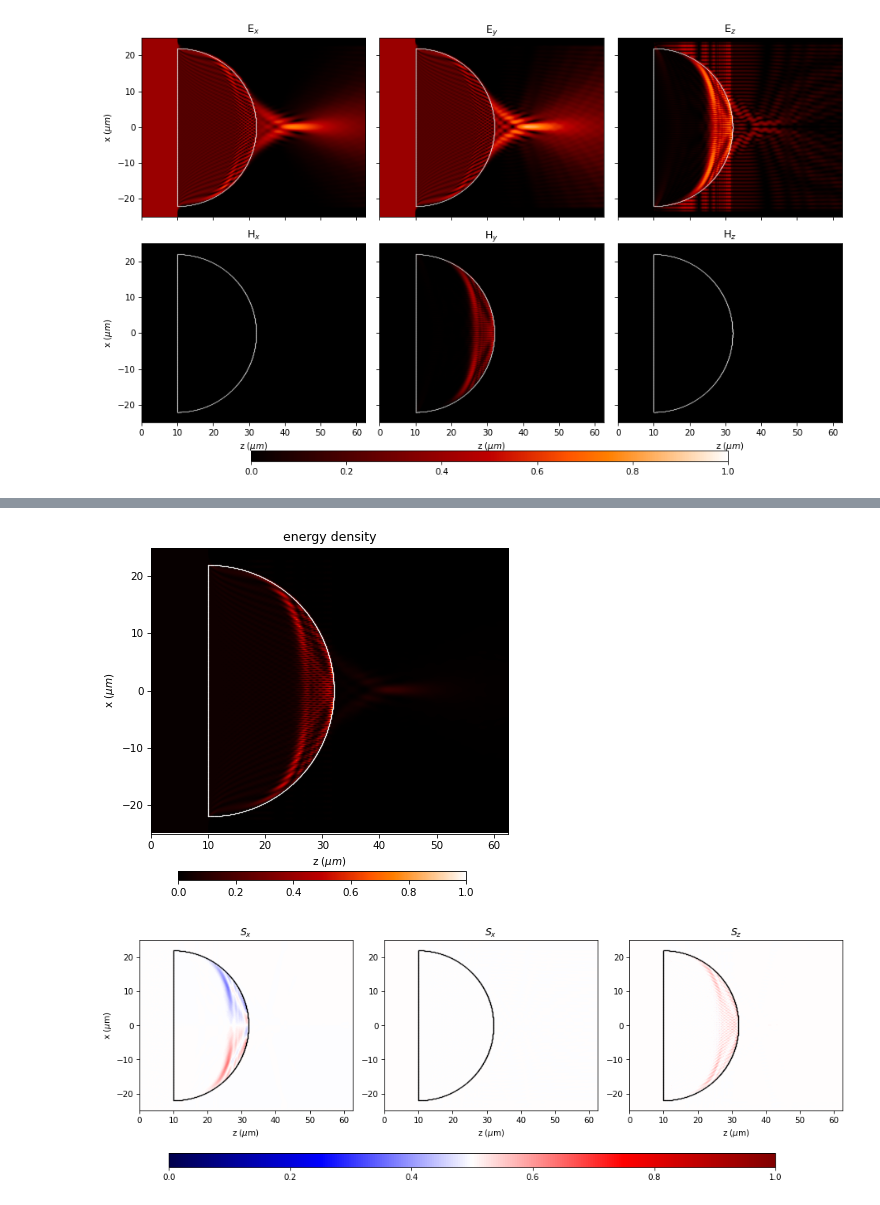
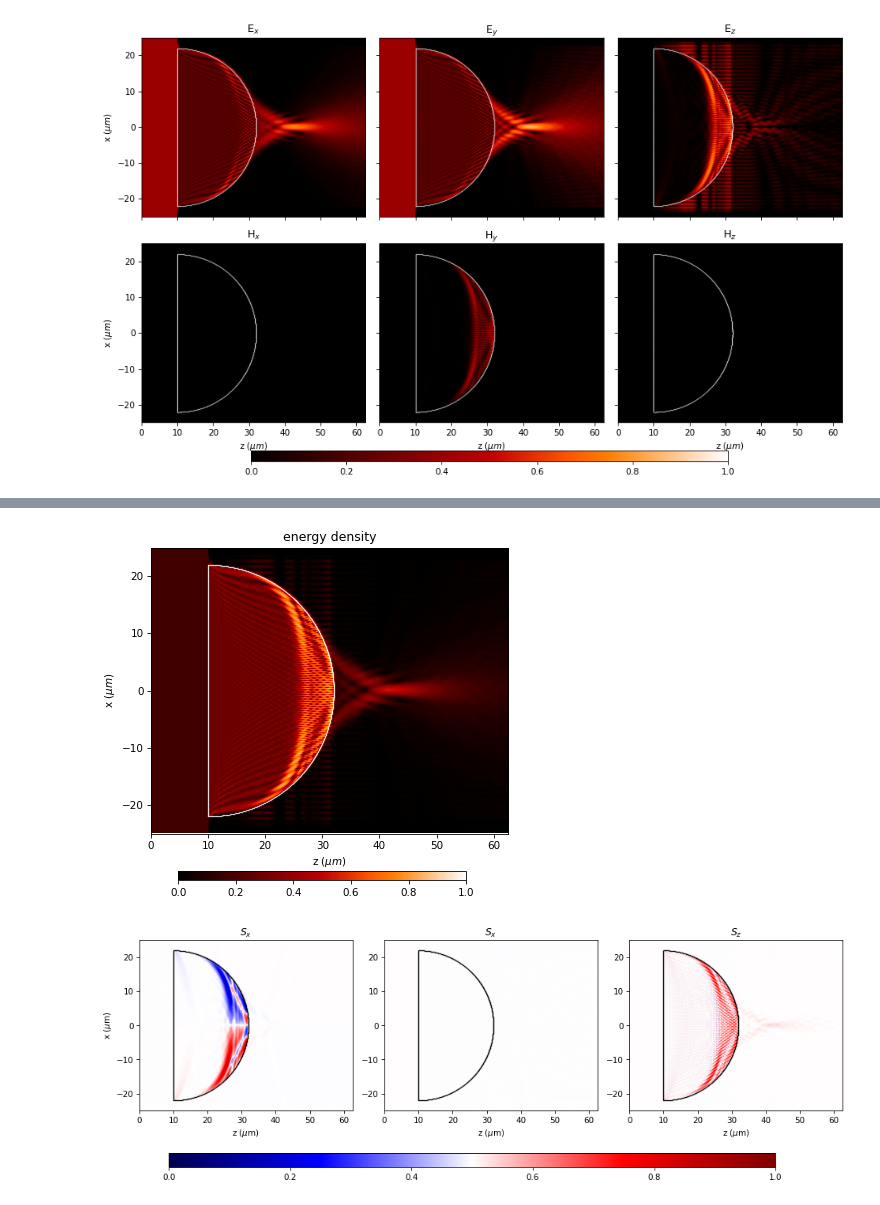
Before and after one commit to optbrea/diffractio, a Jupyter notebook: docs/source/examples_vector/lens.ipynb, the cells around one changed output, grey strips where cells are left out. Cells and saved outputs as stored; diff of their text form; code cells hidden in the pictures.

```diff
--- a/docs/source/examples_vector/lens.ipynb
+++ b/docs/source/examples_vector/lens.ipynb
@@ -177,8 +176,8 @@ P_vector = EH_xz.draw('irradiance', scale='scaled', logarithm=1)
 # %%
-P_vector = EH_xz.draw('energy_density', scale='scaled', logarithm=1)
+EH_xz.draw('energy_density', logarithm=1e0, scale='scaled')
 # %% [output]
-[figure, old version]
+[figure, new version]
 # %%
-P_vector = EH_xz.draw('poynting_vector_averaged', scale='scaled', color='k.')
+EH_xz.draw('poynting_vector_averaged', logarithm=1e1, scale='scaled', color='k.')
 # %% [output]
-[figure, old version]
+[figure, new version]
```
Also changed, not shown: parts of 7 cells of this notebook, 35 other files.
